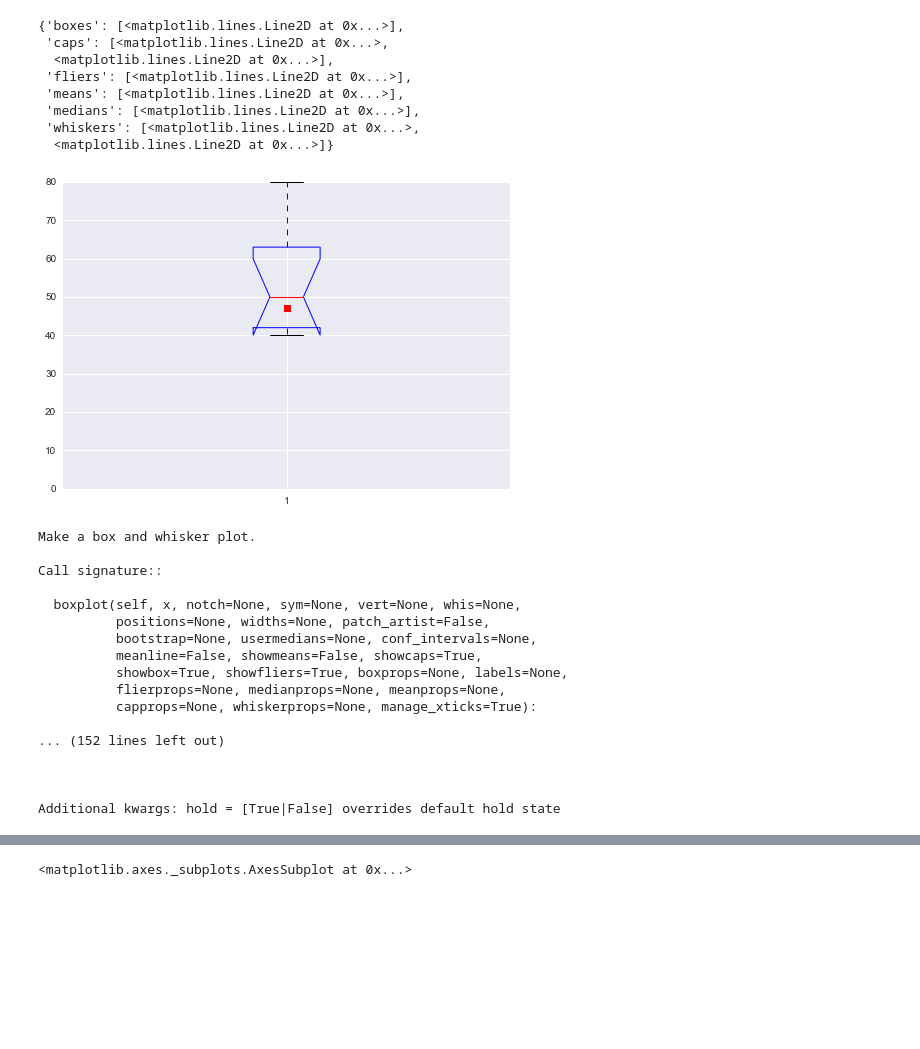
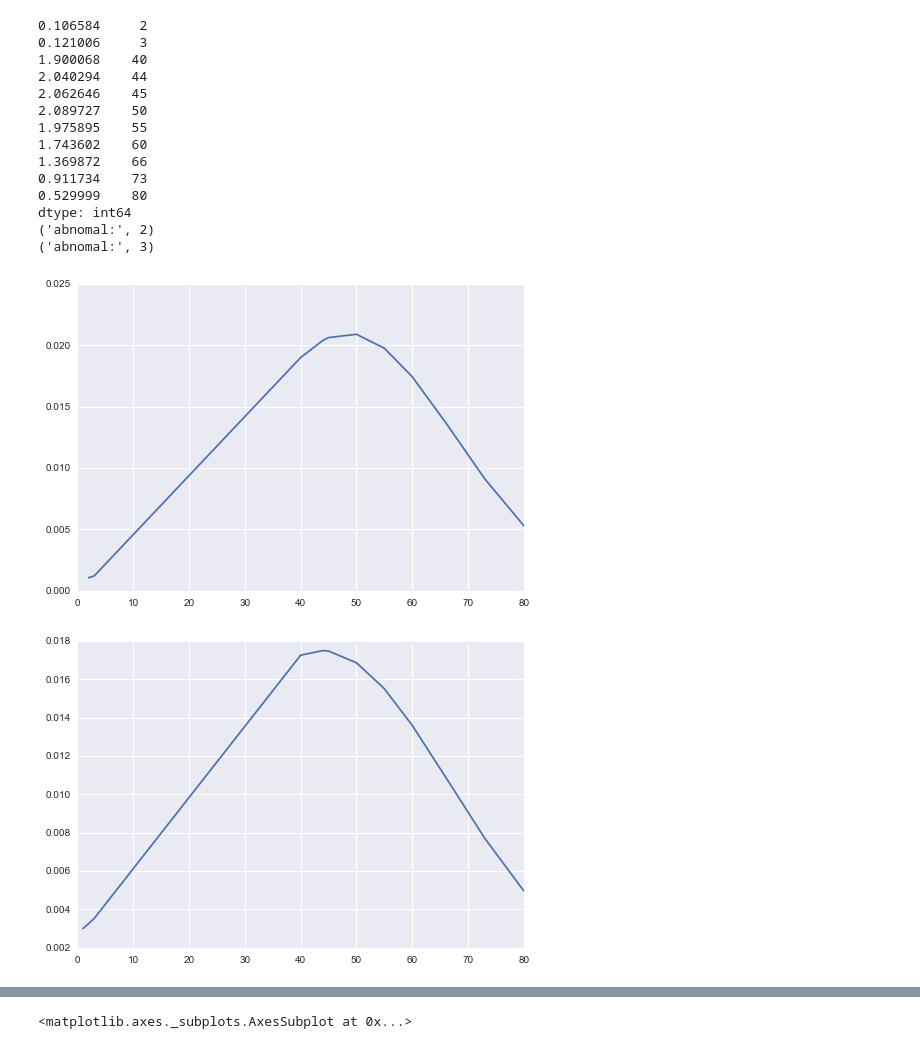
Before and after one commit to lloyd-dong/machine_learning, a Jupyter notebook: data_explorer/box-whisker.ipynb, the cells around one changed output, grey strips where cells are left out. Drawn from its saved outputs; the diff is of its cells as text; code cells hidden in the pictures; blank space fills up the shorter version.

```diff
--- a/data_explorer/box-whisker.ipynb
+++ b/data_explorer/box-whisker.ipynb
@@ -6,35 +6,40 @@ import matplotlib.pyplot as plt
 import seaborn as sns
 from scipy import stats
 # %%
-data = [2,3,40,44,45,50,55,60,66,73,80]
-plt.boxplot(data,notch=True,showmeans=True)
+data0 = [2,3,40,44,45,50,55,60,66,73,80]
-# %% [output]
-{'boxes': [<matplotlib.lines.Line2D at 0x...>],
- 'caps': [<matplotlib.lines.Line2D at 0x...>,
-  <matplotlib.lines.Line2D at 0x...>],
- 'fliers': [<matplotlib.lines.Line2D at 0x...>],
- 'means': [<matplotlib.lines.Line2D at 0x...>],
- 'medians': [<matplotlib.lines.Line2D at 0x...>],
- 'whiskers': [<matplotlib.lines.Line2D at 0x...>,
-  <matplotlib.lines.Line2D at 0x...>]}
-[figure, removed]
-# %%
-print (plt.boxplot.func_doc)
-# %% [output]
-Make a box and whisker plot.
-
-Call signature::
-
-  boxplot(self, x, notch=None, sym=None, vert=None, whis=None,
-          positions=None, widths=None, patch_artist=False,
-          bootstrap=None, usermedians=None, conf_intervals=None,
-          meanline=False, showmeans=False, showcaps=True,
-          showbox=True, showfliers=True, boxprops=None, labels=None,
-          flierprops=None, medianprops=None, meanprops=None,
-          capprops=None, whiskerprops=None, manage_xticks=True):
-
-... (152 lines left out)
-
-
-
-Additional kwargs: hold = [True|False] overrides default hold state
+# %%
+def find_abnomal(data):
+    data_less = list(set(data)^set([max(data), min(data)]))
+    data.sort()
+    y = stats.norm.pdf(data, np.mean(data_less), np.std(data_less))
+    a = pd.Series(data,index=y*100)
+    print(a)
+    for i in a.index:
+        if  (i< 50-99.7/2) or (i > 50+99.7/2):
+            print("abnomal:",a[i])
+
+    plt.plot(data,y)
+    plt.show()
+# %%
+find_abnomal(data0)
+# %% [output]
+0.106584     2
+0.121006     3
+1.900068    40
+2.040294    44
+2.062646    45
+2.089727    50
+1.975895    55
+1.743602    60
+1.369872    66
+0.911734    73
+0.529999    80
+dtype: int64
+('abnomal:', 2)
+('abnomal:', 3)
+[figure, added]
+# %%
+data_more=data0+[1]
+find_abnomal(data_more)
+# %% [output]
+[figure, added]
```
Also changed, not shown: parts of 4 cells of this notebook.
